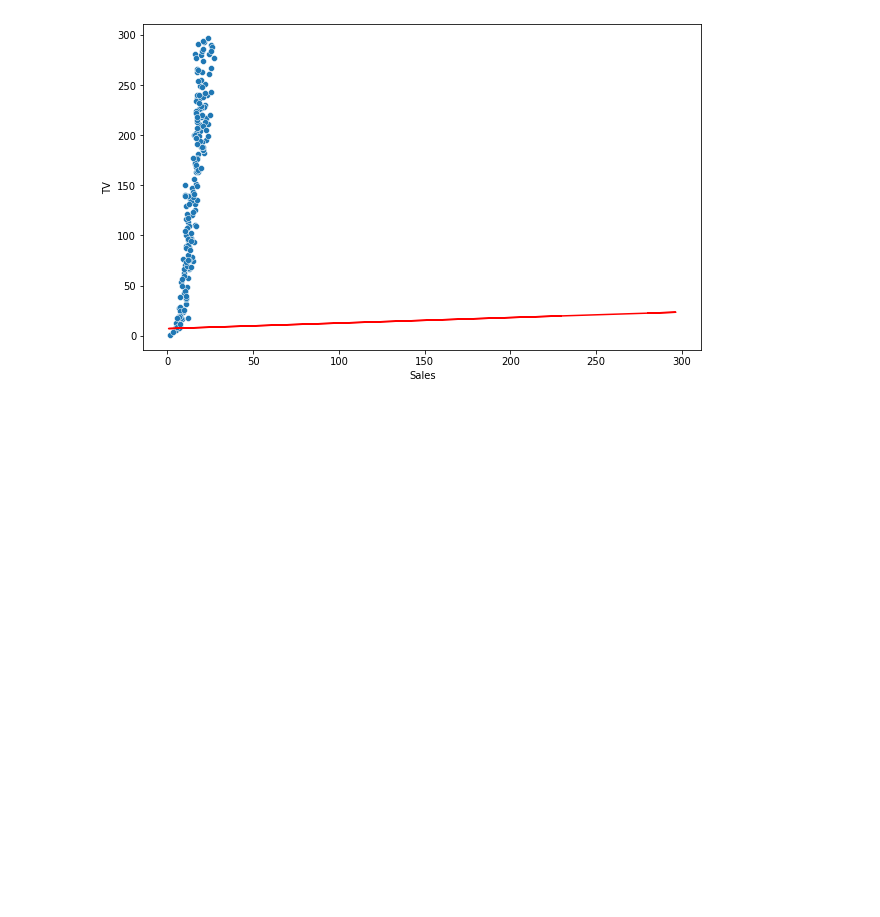
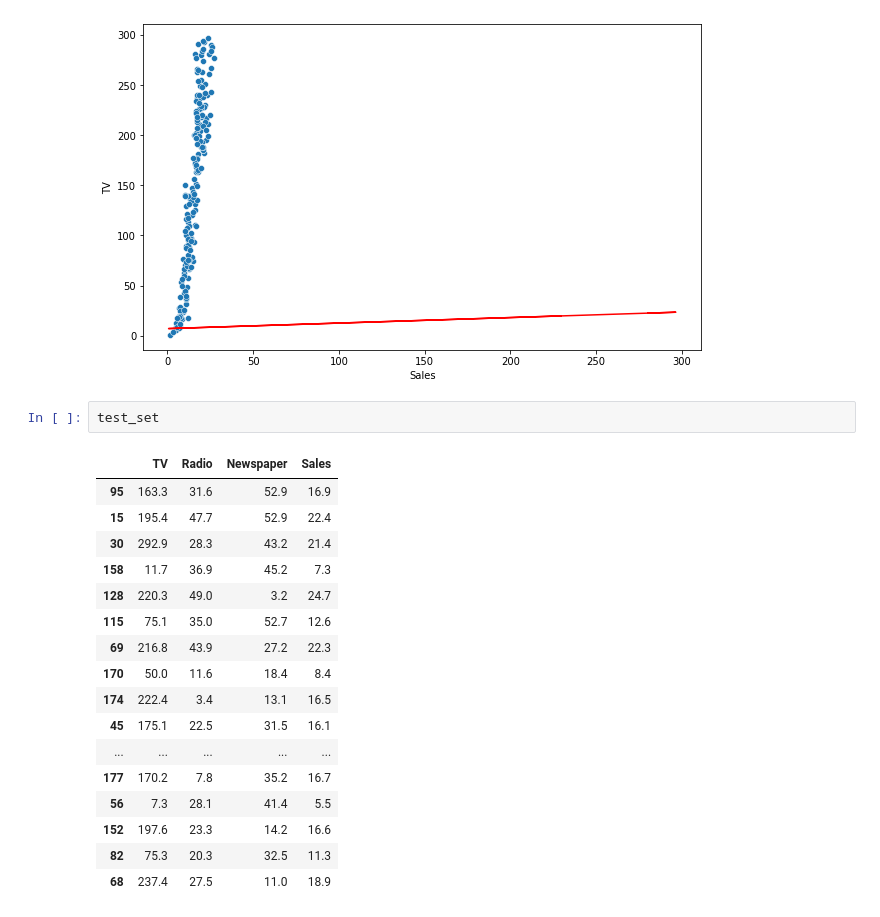
Before and after one commit to MaxMuhiddinov/resume, a Jupyter notebook: amalyod_reklama.ipynb, the cells around one changed output. Cells and saved outputs as stored; diff of their text form; blank space fills up the shorter version.

```diff
--- a/amalyod_reklama.ipynb
+++ b/amalyod_reklama.ipynb
@@ -54,3 +84,23 @@ plt.ylabel('TV')
 plt.show()
 # %% [output]
 [figure]
+# %%
+test_set
+# %% [output]
+|  | TV | Radio | Newspaper | Sales |
+| 95 | 163.3 | 31.6 | 52.9 | 16.9 |
+| 15 | 195.4 | 47.7 | 52.9 | 22.4 |
+| 30 | 292.9 | 28.3 | 43.2 | 21.4 |
+| 158 | 11.7 | 36.9 | 45.2 | 7.3 |
+| 128 | 220.3 | 49.0 | 3.2 | 24.7 |
+| 115 | 75.1 | 35.0 | 52.7 | 12.6 |
+| 69 | 216.8 | 43.9 | 27.2 | 22.3 |
+| 170 | 50.0 | 11.6 | 18.4 | 8.4 |
+| 174 | 222.4 | 3.4 | 13.1 | 16.5 |
+| 45 | 175.1 | 22.5 | 31.5 | 16.1 |
+| ... | ... | ... | ... | ... |
+| 177 | 170.2 | 7.8 | 35.2 | 16.7 |
+| 56 | 7.3 | 28.1 | 41.4 | 5.5 |
+| 152 | 197.6 | 23.3 | 14.2 | 16.6 |
+| 82 | 75.3 | 20.3 | 32.5 | 11.3 |
+| 68 | 237.4 | 27.5 | 11.0 | 18.9 |
```
Also changed, not shown: parts of 6 cells of this notebook, 2 other files.
